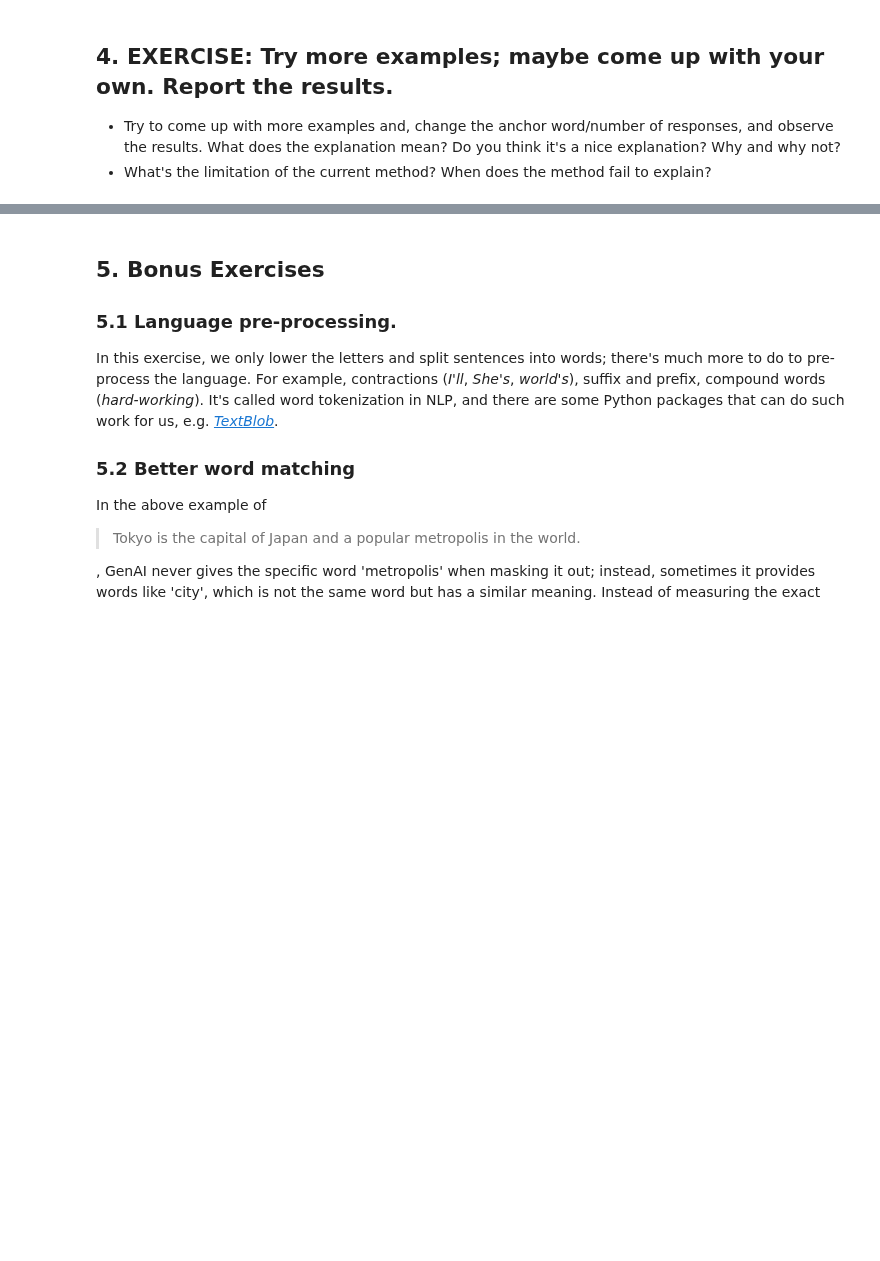
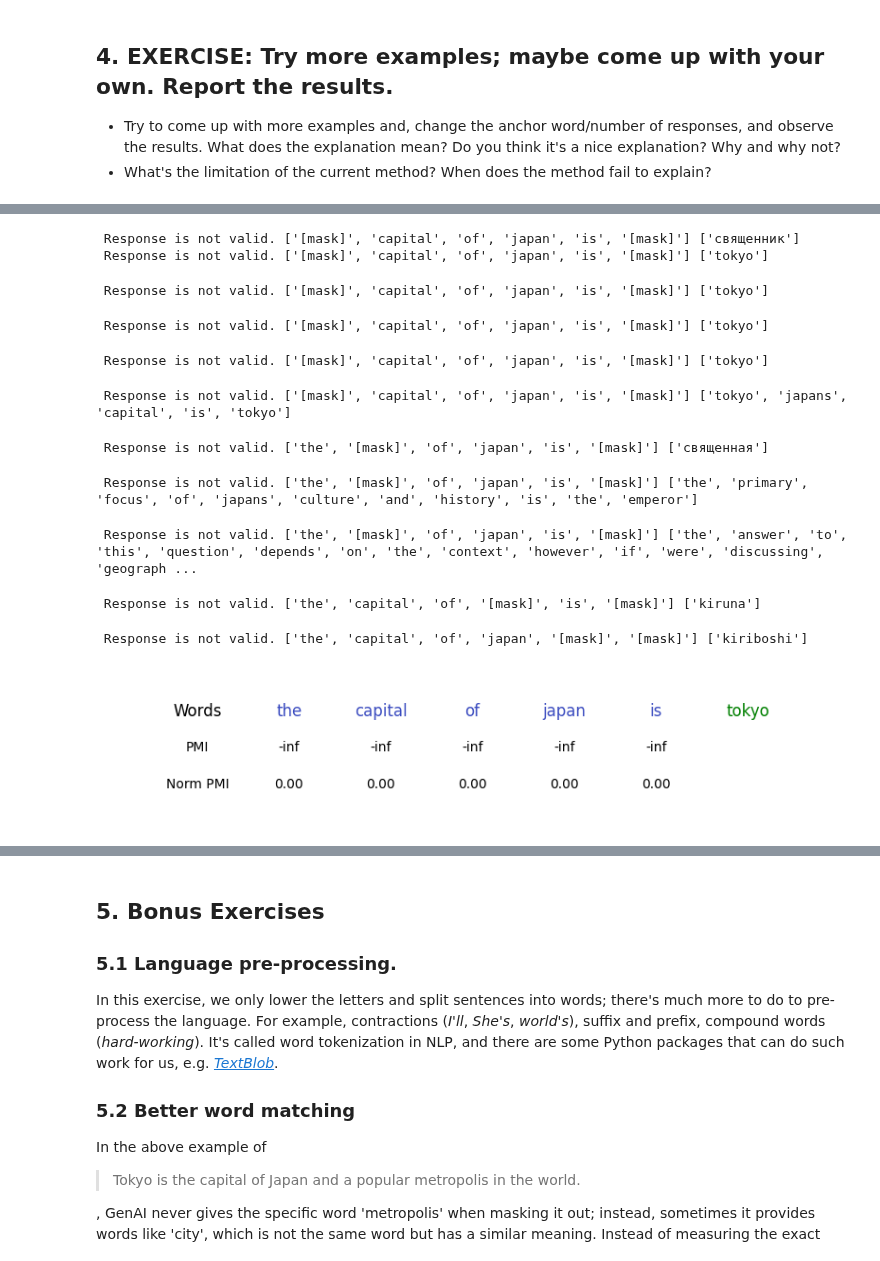
Before and after one commit to jereml99/XAI_GenAI_project_release, a Jupyter notebook: XAI_GenAI.ipynb, the cells around one changed output, grey strips where cells are left out. Cells and saved outputs as stored; diff of their text form; code cells hidden in the pictures; blank space fills up the shorter version.

```diff
--- a/XAI_GenAI.ipynb
+++ b/XAI_GenAI.ipynb
@@ -235,3 +249,11 @@ visualize_pmi(pmi_dict)
 
 * Try to come up with more examples and, change the anchor word/number of responses, and observe the results. What does the explanation mean? Do you think it's a nice explanation? Why and why not?
 * What's the limitation of the current method? When does the method fail to explain?
+# %%
+def make_expermient(sentence, anchor_word_idx, prompts_per_word, model: ChatModel):
+    sentence = sentence.lower()
+    all_responses = run_prompts(model, sentence, anchor_word_idx, prompts_per_word)
+    pmi_list = caluclate_pmi(sentence, anchor_word_idx, all_responses)
+    visualize_pmi(pmi_list, sentence, anchor_word_idx)
+
+make_expermient(sentence, anchor_word_idx, prompts_per_word, model)
@@ -237,0 +274,15 @@ visualize_pmi(pmi_dict)
+# %%
+make_expermient("The capital of Japan is Tokyo", 5, 20, model)
+# %% [output]
+ Response is not valid. ['[mask]', 'capital', 'of', 'japan', 'is', '[mask]'] ['священник']
+ Response is not valid. ['[mask]', 'capital', 'of', 'japan', 'is', '[mask]'] ['tokyo']
+ Response is not valid. ['[mask]', 'capital', 'of', 'japan', 'is', '[mask]'] ['tokyo']
+ Response is not valid. ['[mask]', 'capital', 'of', 'japan', 'is', '[mask]'] ['tokyo']
+ Response is not valid. ['[mask]', 'capital', 'of', 'japan', 'is', '[mask]'] ['tokyo']
+ Response is not valid. ['[mask]', 'capital', 'of', 'japan', 'is', '[mask]'] ['tokyo', 'japans', 'capital', 'is', 'tokyo']
+ Response is not valid. ['the', '[mask]', 'of', 'japan', 'is', '[mask]'] ['священная']
+ Response is not valid. ['the', '[mask]', 'of', 'japan', 'is', '[mask]'] ['the', 'primary', 'focus', 'of', 'japans', 'culture', 'and', 'history', 'is', 'the', 'emperor']
+ Response is not valid. ['the', '[mask]', 'of', 'japan', 'is', '[mask]'] ['the', 'answer', 'to', 'this', 'question', 'depends', 'on', 'the', 'context', 'however', 'if', 'were', 'discussing', 'geograph ...
+ Response is not valid. ['the', 'capital', 'of', '[mask]', 'is', '[mask]'] ['kiruna']
+ Response is not valid. ['the', 'capital', 'of', 'japan', '[mask]', '[mask]'] ['kiriboshi']
+[figure, added]
```
Also changed, not shown: parts of 5 cells of this notebook, 13 other files.
